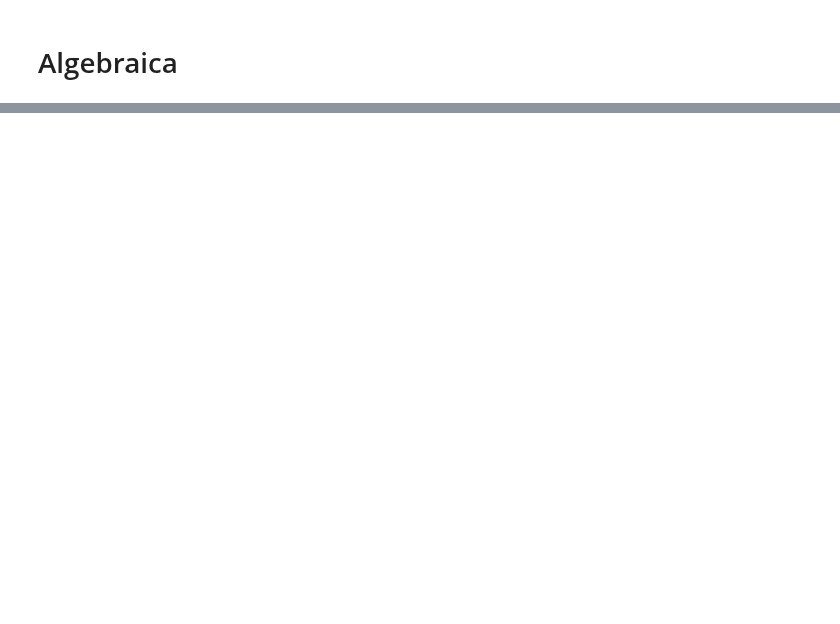
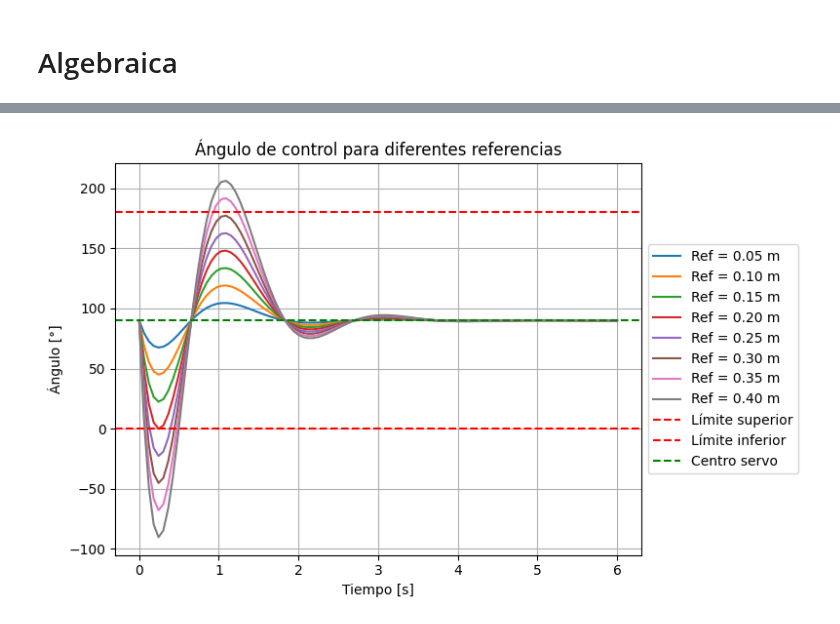
Before and after one commit to JuanDavidPalaciosCh/BallAndBeam-esp32, a Jupyter notebook: cont_teorico/teorico.ipynb, the cells around one changed output, grey strips where cells are left out. Drawn from its saved outputs; the diff is of its cells as text; code cells hidden in the pictures; blank space fills up the shorter version.

```diff
--- a/cont_teorico/teorico.ipynb
+++ b/cont_teorico/teorico.ipynb
@@ -251,0 +273,24 @@ Outputs (1): ['y[0]']
+# %%
+# === Simulación del ángulo de control para diferentes referencias ===
+t = np.linspace(0, 6, 100)
+distancias = np.arange(0.05, 0.45, 0.05)
+
+plt.figure(figsize=(8, 5))
+
+for dist in distancias:
+    _, u = ctrl.step_response(dist*Gur, T=t)
+    line, = plt.plot(t, np.rad2deg(u) + 90, label=f'Ref = {dist:.2f} m')
+
+plt.axhline(180, color='red', linestyle='--', label='Límite superior')
+plt.axhline(0, color='red', linestyle='--', label='Límite inferior')
+plt.axhline(90, color='green', linestyle='--', label='Centro servo')
+
+plt.xlabel('Tiempo [s]')
+plt.ylabel('Ángulo [°]')
+plt.title('Ángulo de control para diferentes referencias')
+plt.grid(True)
+plt.legend(loc='center left', bbox_to_anchor=(1, 0.5))
+plt.tight_layout()
+plt.show()
+# %% [output]
+[figure, added]
```
Also changed, not shown: parts of 9 cells of this notebook, 1 other file.
